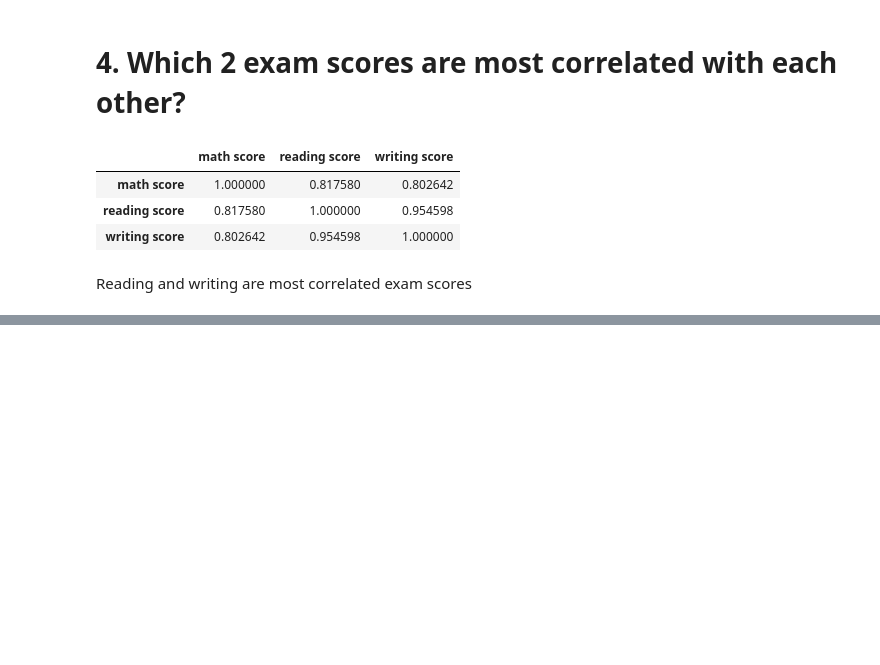
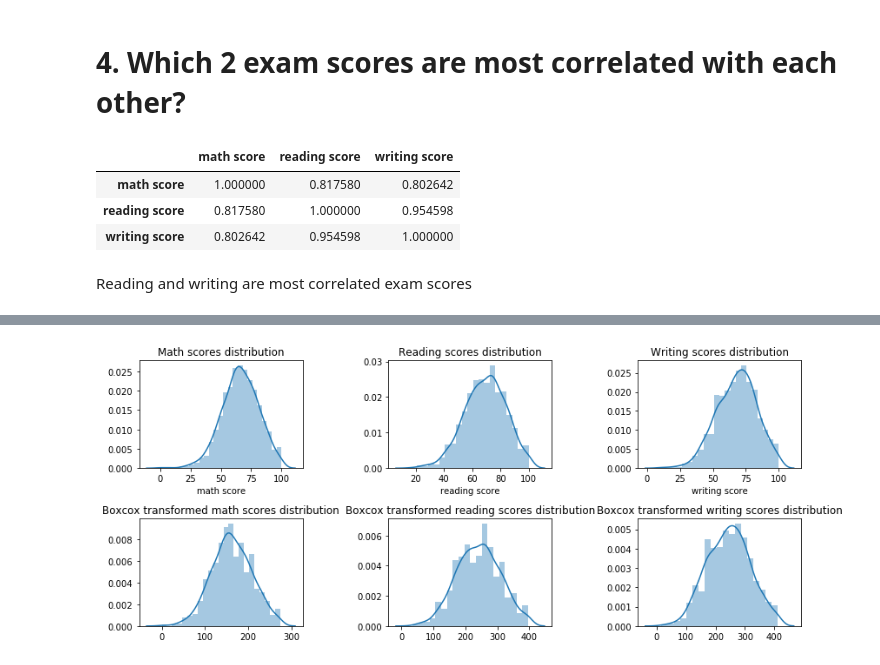
Before and after one commit to WAzaizeh/Main_Course, a Jupyter notebook: Data_Cleaning_2.ipynb, the cells around one changed output, grey strips where cells are left out. Saved outputs shown, nothing was run; the diff lists cells and outputs as text; code cells hidden in the pictures; blank space fills up the shorter version.

```diff
--- a/Data_Cleaning_2.ipynb
+++ b/Data_Cleaning_2.ipynb
@@ -361,0 +368,69 @@ Reading and writing are most correlated exam scores
+# %%
+# Histograms of exam results
+plt.figure(figsize = (12,5))
+
+plt.subplot(2,3,1)
+g = sns.distplot( exam_df['math score'])
+plt.title('Math scores distribution')
+
+plt.subplot(2,3,2)
+g = sns.distplot( exam_df['reading score'])
+plt.title('Reading scores distribution')
+
+plt.subplot(2,3,3)
+g = sns.distplot( exam_df['writing score'])
+plt.title('Writing scores distribution')
+
+plt.subplot(2,3,4)
+data = exam_df['math score'].values
+posdata = data[data > 0]
+math_score_boxcox, lam = boxcox(posdata)
+if lam > 0:
+    x = np.empty_like(data)
+    x[data > 0] = math_score_boxcox
+    x[data == 0] = -1/lam
+    g = sns.distplot( x)
+    plt.title('Boxcox transformed math scores distribution')
+
+plt.subplot(2,3,5)
+reading_score_boxcox,_ = boxcox(exam_df['reading score'])
+g = sns.distplot( reading_score_boxcox)
+plt.title('Boxcox transformed reading scores distribution')
+
+plt.subplot(2,3,6)
+writing_score_boxcox,_ = boxcox(exam_df['writing score'])
+g = sns.distplot( writing_score_boxcox)
+plt.title('Boxcox transformed writing scores distribution')
+
+plt.tight_layout()
+plt.show()
+
+# Normality test exam score distributions
+for var in ['math score', 'reading score', 'writing score']:
+    print("------------------------------------------------")
+    print("Comparisons for variable: {}".format(var))
+    print("------------------------------------------------")
+    try:
+        boxcox_var,_ = boxcox(exam_df[var])
+    except:
+        data = exam_df[var].values
+        posdata = data[data > 0]
+        boxcox_var, lam = boxcox(posdata)
+        if lam > 0:
+            boxcox_var = np.empty_like(data)
+            boxcox_var[data > 0] = math_score_boxcox
+            boxcox_var[data == 0] = -1/lam
+        else:
+            print('Boxcox transofrmation cannot be applied to this dataset')
+            continue
+    jb_stats = jarque_bera(exam_df[var])
+    norm_stats = normaltest(exam_df[var])
+    print("Jarque-Bera test statistics on original data is {0:.3} and p value is {1:.3}".format(*jb_stats))
+    print("Normality test statistics on original data is {0:.3} and p value is {1:.3}".format(*norm_stats))
+
+    boxcox_jb_stats = jarque_bera(boxcox_var)
+    boxcox_norm_stats = normaltest(boxcox_var)
+    print("Jarque-Bera test statistics on transformed data is {0:.3} and p value is {1:.3}".format(*boxcox_jb_stats))
+    print("Normality test statistics on transformed data is {0:.3} and p value is {1:.3}".format(*boxcox_norm_stats))
+# %% [output]
+[figure, added]
```
Also changed, not shown: parts of 11 cells of this notebook.
